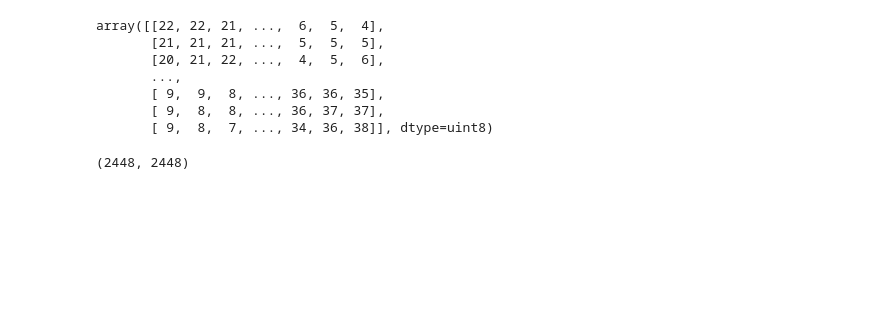
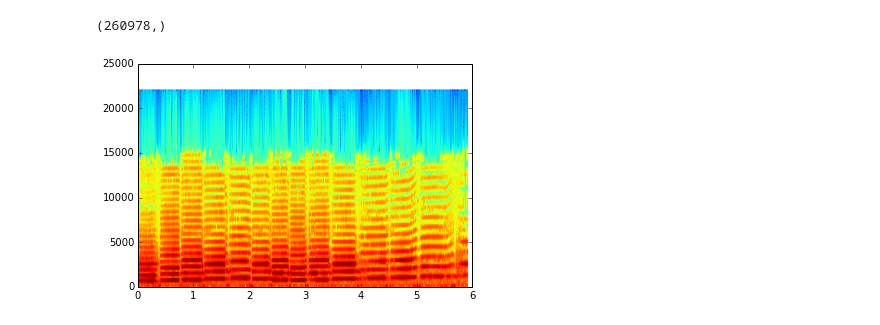
Before and after one commit to amygdalama/furrier-transform, a Jupyter notebook: furrier-transform.ipynb, the cells around one changed output. Cells and saved outputs as stored; diff of their text form; code cells hidden in the pictures; blank space fills up the shorter version.

Commit message:
switching gears to reconstructing sound from violin

```diff
--- a/furrier-transform.ipynb
+++ b/furrier-transform.ipynb
@@ -82,14 +8,8 @@ for rate in sampling_rates:
-# %%
-lum_img
-# %% [output]
-array([[22, 22, 21, ...,  6,  5,  4],
-       [21, 21, 21, ...,  5,  5,  5],
-       [20, 21, 22, ...,  4,  5,  6],
-       ...,
-       [ 9,  9,  8, ..., 36, 36, 35],
-       [ 9,  8,  8, ..., 36, 37, 37],
-       [ 9,  8,  7, ..., 34, 36, 38]], dtype=uint8)
-# %%
-lum_img.shape
-# %% [output]
-(2448, 2448)
+# %%
+# Read the violin sound
+violin, sampling_rate, encoding = audiolab.oggread("violin.ogg")
+# %%
+# What does violin look like?
+violin.shape
+# %% [output]
+(260978,)
@@ -95,0 +19,6 @@ lum_img.shape
+# %%
+# Let's plot a spectrogram of violin and save it to a .png
+Pxx, freqs, bins, im = plt.specgram(violin, Fs=sampling_rate)
+plt.savefig('violin_spectrogram.png', bbox_inches='tight', pad_inches=0)
+# %% [output]
+[figure, added]
```
Also changed, not shown: parts of 11 cells of this notebook, 6 other files.
